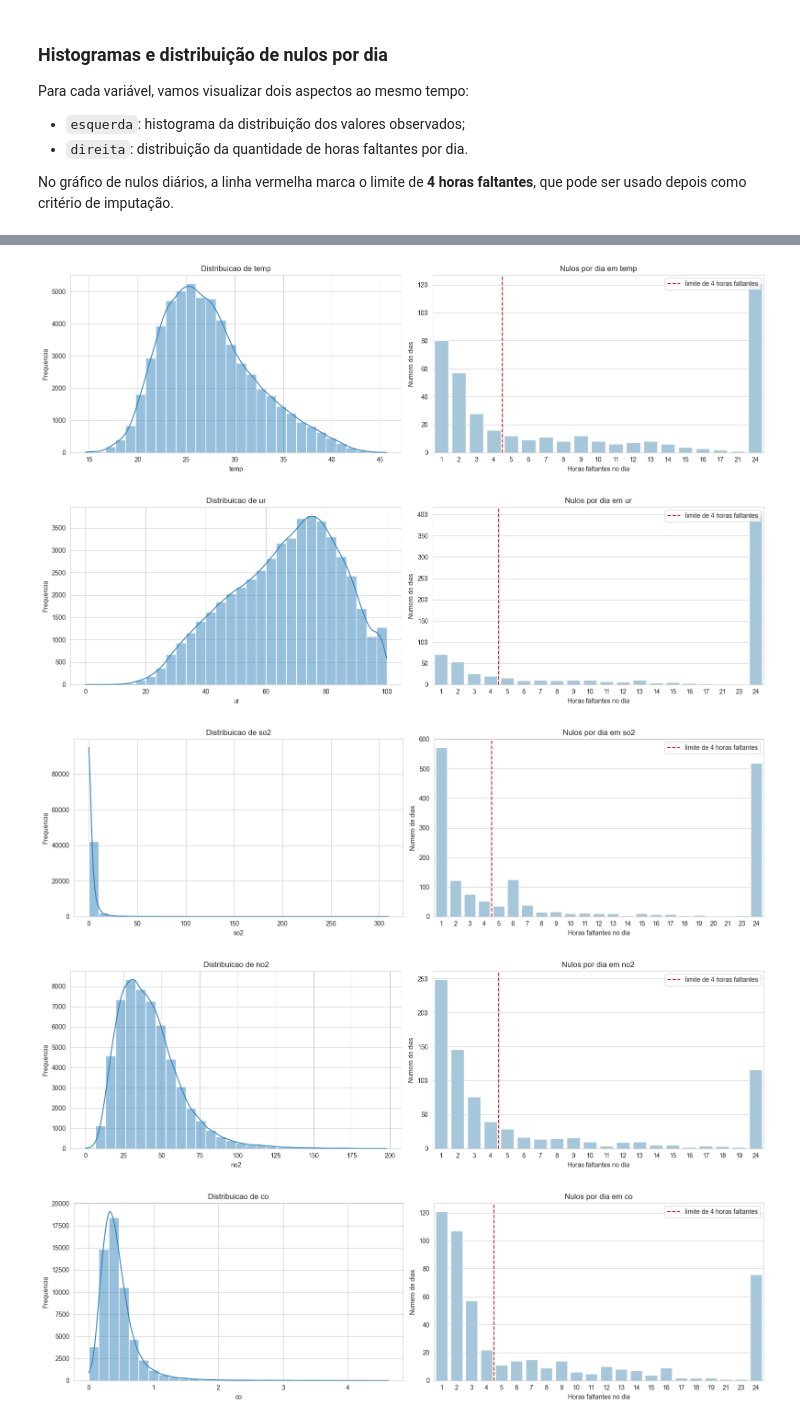
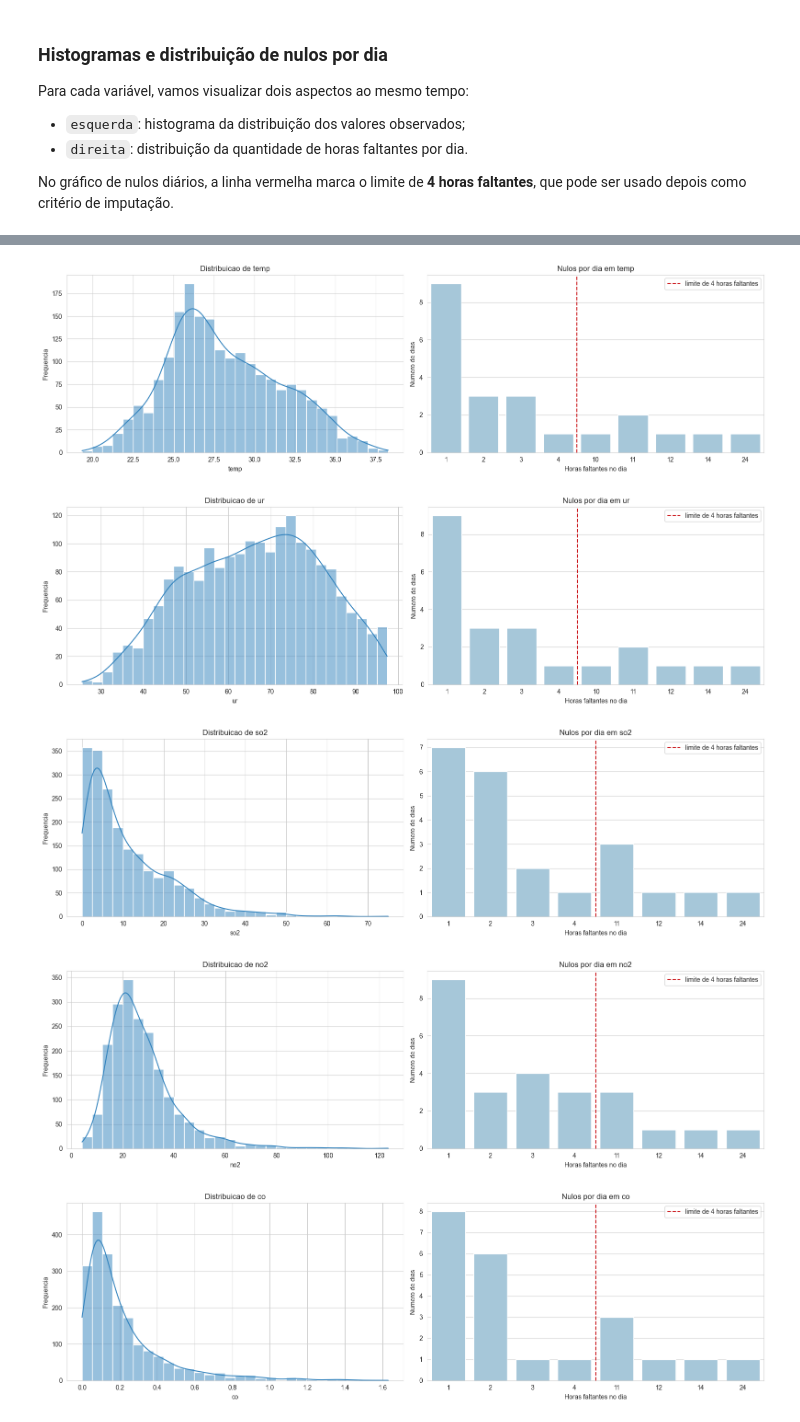
Before and after one commit to AILAB-CEFET-RJ/qualiar, a Jupyter notebook: Code/3 - EdaIntermediaryData/MonitorAr/Estacao/ZonaNorte/um_maracana.ipynb, the cells around one changed output, grey strips where cells are left out. Drawn from its saved outputs; the diff is of its cells as text; code cells hidden in the pictures.

```diff
--- a/Code/3 - EdaIntermediaryData/MonitorAr/Estacao/ZonaNorte/um_maracana.ipynb
+++ b/Code/3 - EdaIntermediaryData/MonitorAr/Estacao/ZonaNorte/um_maracana.ipynb
@@ -35,9 +35,9 @@ Dimensoes da base da Estacao Iraja: (61368, 15)
 
 Nesta célula verificamos o intervalo temporal da base, o número de timestamps únicos, o intervalo mais frequente entre observações e a distribuição do minuto da medição. Isso ajuda a confirmar se a série realmente se comporta como uma série **horária**.
 # %%
-df_iraja["data"] = pd.to_datetime(df_iraja["data"], errors="coerce")
+df_maracana["data"] = pd.to_datetime(df_maracana["data"], errors="coerce")
 
-timestamps_unicos = df_iraja["data"].drop_duplicates().sort_values()
+timestamps_unicos = df_maracana["data"].drop_duplicates().sort_values()
 intervalos = timestamps_unicos.diff().dropna()
 
 intervalo_modal = intervalos.mode().iloc[0] if not intervalos.empty else pd.Timedelta(hours=1)
@@ -53,8 +53,8 @@ resumo_periodo = pd.DataFrame(
         "valor": [
             timestamps_unicos.min(),
             timestamps_unicos.max(),
-            len(df_iraja),
-            df_iraja["data"].dt.year.nunique(),
+            len(df_maracana),
+            df_maracana["data"].dt.year.nunique(),
         ],
     }
 )
@@ -208,14 +191,14 @@ Primeiro, separamos explicitamente as variáveis meteorológicas e os poluentes,
 # %%
 variaveis_meteorologicas = ["chuva", "temp", "ur"]
 poluentes = ["so2", "no2", "co", "no", "nox", "o3", "pm10", "pm2_5"]
-variaveis_analise = [coluna for coluna in variaveis_meteorologicas + poluentes if coluna in df_iraja.columns]
+variaveis_analise = [coluna for coluna in variaveis_meteorologicas + poluentes if coluna in df_maracana.columns]
 
-df_iraja_carac = df_iraja.copy()
-df_iraja_carac["data"] = pd.to_datetime(df_iraja_carac["data"], errors="coerce")
-df_iraja_carac["data_dia"] = df_iraja_carac["data"].dt.normalize()
+df_maracana_carac = df_maracana.copy()
+df_maracana_carac["data"] = pd.to_datetime(df_maracana_carac["data"], errors="coerce")
+df_maracana_carac["data_dia"] = df_maracana_carac["data"].dt.normalize()
 
 for coluna in variaveis_analise:
-    df_iraja_carac[coluna] = pd.to_numeric(df_iraja_carac[coluna], errors="coerce")
+    df_maracana_carac[coluna] = pd.to_numeric(df_maracana_carac[coluna], errors="coerce")
 
 display(pd.DataFrame({
     "variavel": variaveis_analise,
@@ -242,7 +225,7 @@ Aqui resumimos cada variável com medidas de posição, dispersão e forma. A co
 estatisticas_variaveis = []
 
 for variavel in variaveis_analise:
-    serie = df_iraja_carac[variavel]
+    serie = df_maracana_carac[variavel]
     estatisticas_variaveis.append(
         {
             "variavel": variavel,
@@ -291,19 +274,19 @@ Isso permite responder perguntas como:
 
 Essa leitura é muito útil para decidir, no futuro, se vale imputar dias com menos de 4 horas ausentes.
 # %%
-timestamps_carac = df_iraja_carac["data"].dropna().drop_duplicates().sort_values()
+timestamps_carac = df_maracana_carac["data"].dropna().drop_duplicates().sort_values()
 intervalos_carac = timestamps_carac.diff().dropna()
 intervalo_modal_carac = intervalos_carac.mode().iloc[0] if not intervalos_carac.empty else pd.Timedelta(hours=1)
 
 # Convertendo o intervalo modal para quantidade esperada de medicoes por dia.
 medicoes_esperadas_por_dia = int(pd.Timedelta(days=1) / intervalo_modal_carac)
-indice_dias = pd.date_range(df_iraja_carac["data_dia"].min(), df_iraja_carac["data_dia"].max(), freq="D")
+indice_dias = pd.date_range(df_maracana_carac["data_dia"].min(), df_maracana_carac["data_dia"].max(), freq="D")
 
 distribuicoes_missing_diario = {}
 resumo_missing_diario = []
 
 for variavel in variaveis_analise:
-    validas_por_dia = df_iraja_carac.groupby("data_dia")[variavel].apply(lambda s: s.notna().sum())
+    validas_por_dia = df_maracana_carac.groupby("data_dia")[variavel].apply(lambda s: s.notna().sum())
     validas_por_dia = validas_por_dia.reindex(indice_dias, fill_value=0)
 
     faltantes_por_dia = medicoes_esperadas_por_dia - validas_por_dia
@@ -358,7 +341,7 @@ No gráfico de nulos diários, a linha vermelha marca o limite de **4 horas falt
 sns.set_style("whitegrid")
 
 for variavel in variaveis_analise:
-    serie = df_iraja_carac[variavel].dropna()
+    serie = df_maracana_carac[variavel].dropna()
     faltantes_por_dia = distribuicoes_missing_diario[variavel]
     distribuicao_faltantes = (
         faltantes_por_dia.value_counts()
@@ -397,5 +380,5 @@ for variavel in variaveis_analise:
-[figure, old version]
+[figure, new version]
-[figure, old version]
+[figure, new version]
-[figure, old version]
+[figure, new version]
-[figure, old version]
+[figure, new version]
-[figure, old version]
+[figure, new version]
```
Also changed, not shown: parts of 12 cells of this notebook, 16 other files.
